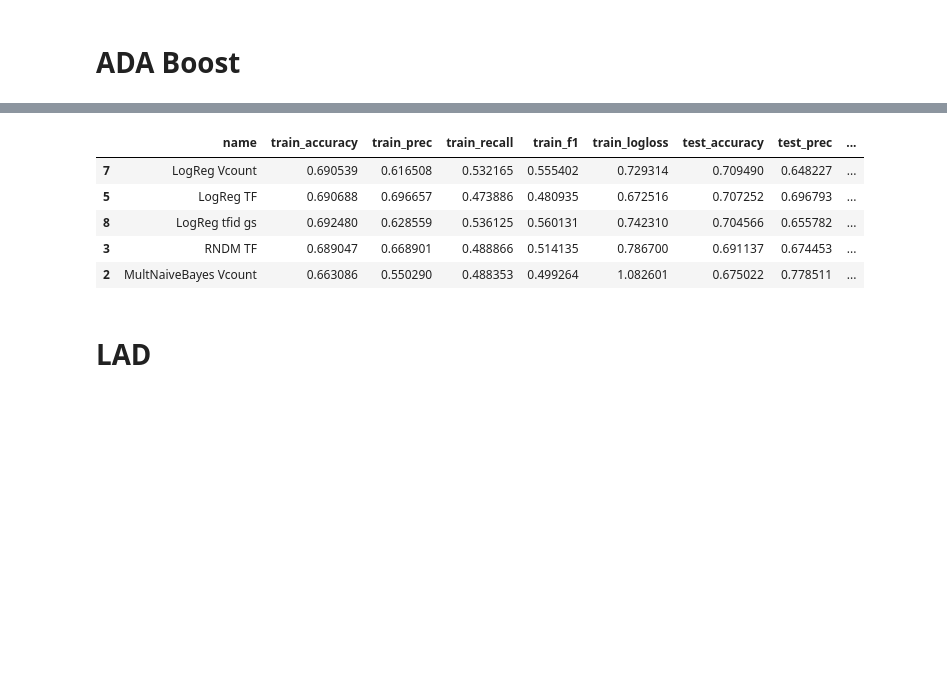
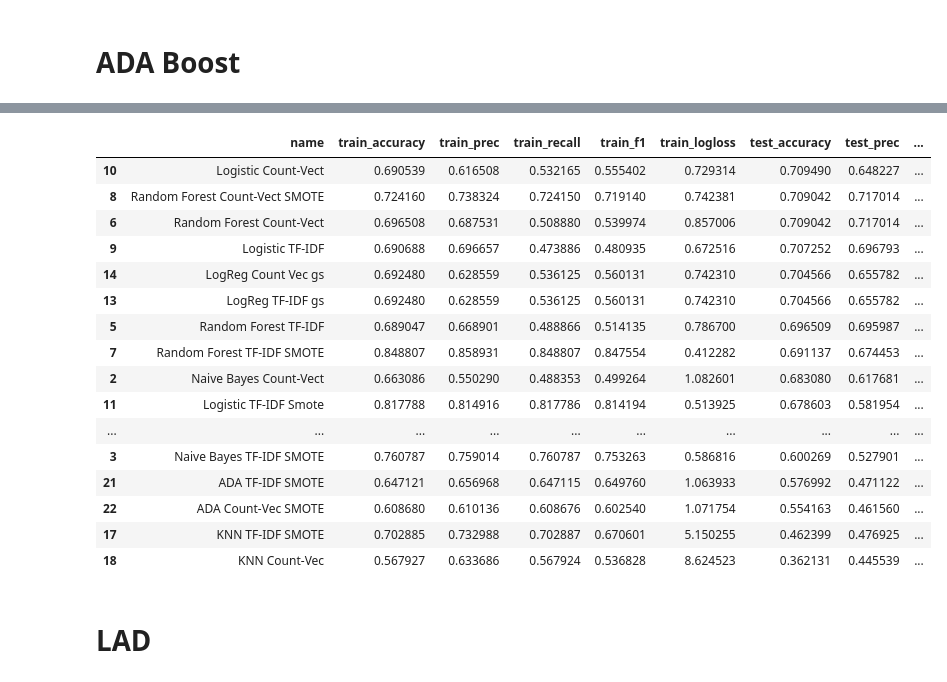
Before and after one commit to dvdhartsman/NLP-Sentiment-Analysis, a Jupyter notebook: Multiclass_analysis.ipynb, the cells around one changed output, grey strips where cells are left out. Cells and saved outputs as stored; diff of their text form; code cells hidden in the pictures; blank space fills up the shorter version.

Commit message:
Added models in Multiclass and updated final_notebook

```diff
--- a/Multiclass_analysis.ipynb
+++ b/Multiclass_analysis.ipynb
@@ -233,8 +233,8 @@ mult_df['target'].value_counts()
 1.0     570
 Name: target, dtype: int64
 # %%
-# Creating the class that will store my data
-# @ David Hartsman
+# Editing class from
+# @David Hartsman
 class Mult_Model():
     model_list = []
     model_df = pd.DataFrame(columns=['name','train_accuracy','train_prec','train_recall','train_f1','train_logloss',\
@@ -291,11 +291,13 @@ class Mult_Model():
         Mult_Model.model_df.loc[len(Mult_Model.model_df)] = self.attributes
 
 
-        # Confusion Matrix Plot -> currently in init method
+    # Confusion Matrix Plot
+    def confusion_matrix(self):
+        plt.style.use('seaborn-white')
         fig, ax = plt.subplots(figsize=(7,7))
         self.cm = ConfusionMatrixDisplay.from_estimator(\
                                 self.model, X=self.X_test, y=self.y_test, ax=ax)
-        plt.title("Confusion Matrix for Test Data");
+        plt.title(f"Confusion Matrix for {self.name} Test Data");
 
 
     def __repr__(self):
@@ -612,9 +744,20 @@ knn = Mult_Model("ADA Vcount", ada_vc, v_count, X_train_vcount, X_test_vcount, y
 # %%
-Mult_Model.model_df.sort_values(by = ['test_accuracy'], ascending = False).head()
+Mult_Model.model_df.sort_values(by = 'test_accuracy', ascending = False)
 # %% [output]
 |  | name | train_accuracy | train_prec | train_recall | train_f1 | train_logloss | test_accuracy | test_prec | ... |
-| 7 | LogReg Vcount | 0.690539 | 0.616508 | 0.532165 | 0.555402 | 0.729314 | 0.709490 | 0.648227 | ... |
-| 5 | LogReg TF | 0.690688 | 0.696657 | 0.473886 | 0.480935 | 0.672516 | 0.707252 | 0.696793 | ... |
-| 8 | LogReg tfid gs | 0.692480 | 0.628559 | 0.536125 | 0.560131 | 0.742310 | 0.704566 | 0.655782 | ... |
-| 3 | RNDM TF | 0.689047 | 0.668901 | 0.488866 | 0.514135 | 0.786700 | 0.691137 | 0.674453 | ... |
-| 2 | MultNaiveBayes Vcount | 0.663086 | 0.550290 | 0.488353 | 0.499264 | 1.082601 | 0.675022 | 0.778511 | ... |
+| 10 | Logistic Count-Vect | 0.690539 | 0.616508 | 0.532165 | 0.555402 | 0.729314 | 0.709490 | 0.648227 | ... |
+| 8 | Random Forest Count-Vect SMOTE | 0.724160 | 0.738324 | 0.724150 | 0.719140 | 0.742381 | 0.709042 | 0.717014 | ... |
+| 6 | Random Forest Count-Vect | 0.696508 | 0.687531 | 0.508880 | 0.539974 | 0.857006 | 0.709042 | 0.717014 | ... |
+| 9 | Logistic TF-IDF | 0.690688 | 0.696657 | 0.473886 | 0.480935 | 0.672516 | 0.707252 | 0.696793 | ... |
+| 14 | LogReg Count Vec gs | 0.692480 | 0.628559 | 0.536125 | 0.560131 | 0.742310 | 0.704566 | 0.655782 | ... |
+| 13 | LogReg TF-IDF gs | 0.692480 | 0.628559 | 0.536125 | 0.560131 | 0.742310 | 0.704566 | 0.655782 | ... |
+| 5 | Random Forest TF-IDF | 0.689047 | 0.668901 | 0.488866 | 0.514135 | 0.786700 | 0.696509 | 0.695987 | ... |
+| 7 | Random Forest TF-IDF SMOTE | 0.848807 | 0.858931 | 0.848807 | 0.847554 | 0.412282 | 0.691137 | 0.674453 | ... |
+| 2 | Naive Bayes Count-Vect | 0.663086 | 0.550290 | 0.488353 | 0.499264 | 1.082601 | 0.683080 | 0.617681 | ... |
+| 11 | Logistic TF-IDF Smote | 0.817788 | 0.814916 | 0.817786 | 0.814194 | 0.513925 | 0.678603 | 0.581954 | ... |
+| ... | ... | ... | ... | ... | ... | ... | ... | ... | ... |
+| 3 | Naive Bayes TF-IDF SMOTE | 0.760787 | 0.759014 | 0.760787 | 0.753263 | 0.586816 | 0.600269 | 0.527901 | ... |
+| 21 | ADA TF-IDF SMOTE | 0.647121 | 0.656968 | 0.647115 | 0.649760 | 1.063933 | 0.576992 | 0.471122 | ... |
+| 22 | ADA Count-Vec SMOTE | 0.608680 | 0.610136 | 0.608676 | 0.602540 | 1.071754 | 0.554163 | 0.461560 | ... |
+| 17 | KNN TF-IDF SMOTE | 0.702885 | 0.732988 | 0.702887 | 0.670601 | 5.150255 | 0.462399 | 0.476925 | ... |
+| 18 | KNN Count-Vec | 0.567927 | 0.633686 | 0.567924 | 0.536828 | 8.624523 | 0.362131 | 0.445539 | ... |
```
Also changed, not shown: parts of 82 cells of this notebook, 1 other file.
